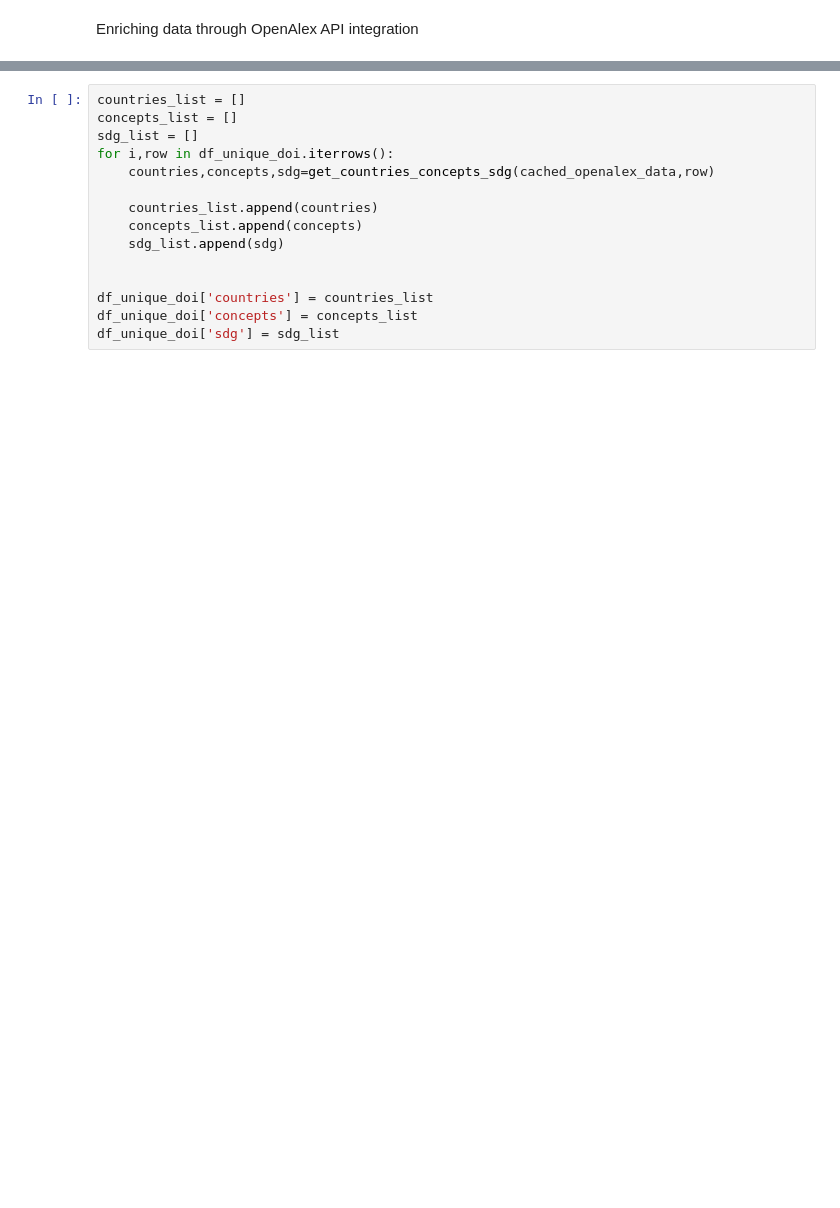
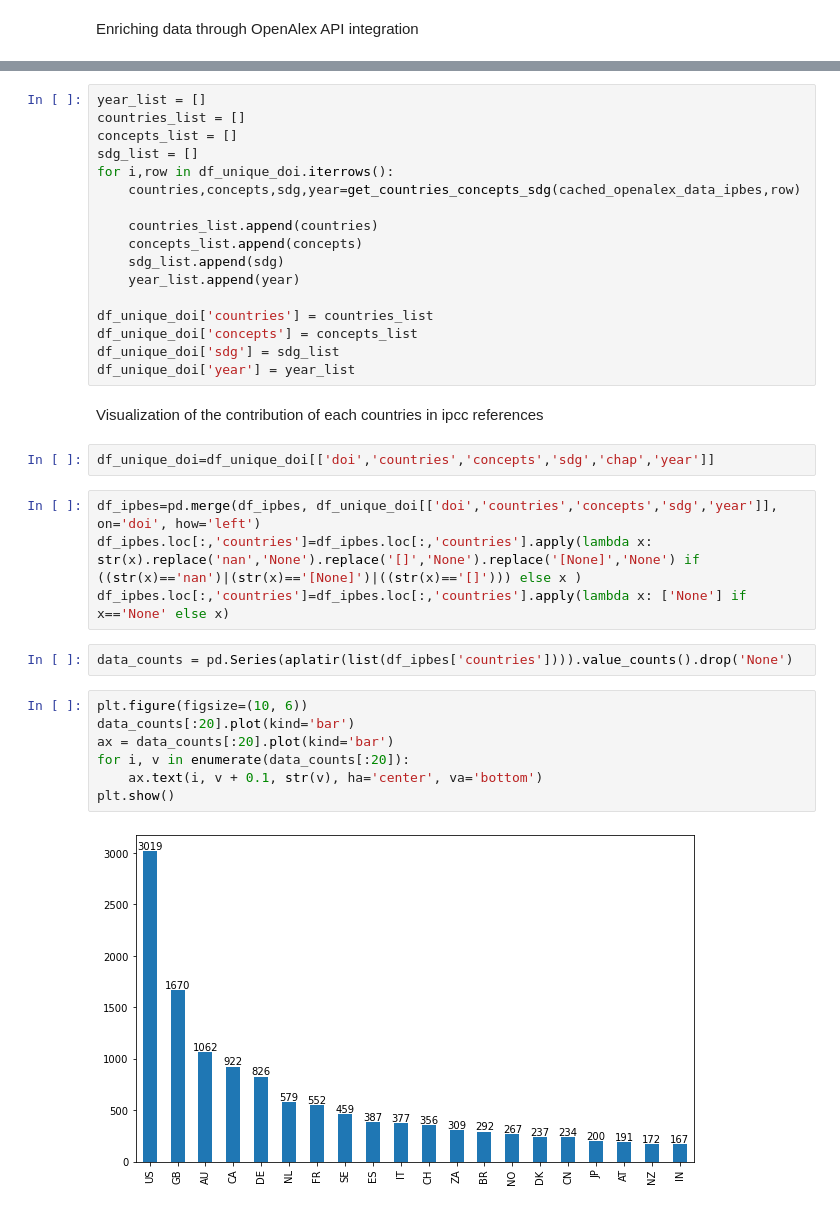
Before and after one commit to dataesr/teds, a Jupyter notebook: notebooks/IPBES.ipynb, the cells around one changed output, grey strips where cells are left out. Cells and saved outputs as stored; diff of their text form; blank space fills up the shorter version.

```diff
--- a/notebooks/IPBES.ipynb
+++ b/notebooks/IPBES.ipynb
@@ -83,15 +87,36 @@ write_cache(cached_openalex_data_ipbes,module_path+'\\IPCC_bibliography\\AR6\\st
 # %%
+year_list = []
 countries_list = []
 concepts_list = []
 sdg_list = []
 for i,row in df_unique_doi.iterrows():
-    countries,concepts,sdg=get_countries_concepts_sdg(cached_openalex_data,row)
+    countries,concepts,sdg,year=get_countries_concepts_sdg(cached_openalex_data_ipbes,row)
 
     countries_list.append(countries)
     concepts_list.append(concepts)
     sdg_list.append(sdg)
-
+    year_list.append(year)
 
 df_unique_doi['countries'] = countries_list
 df_unique_doi['concepts'] = concepts_list
 df_unique_doi['sdg'] = sdg_list
+df_unique_doi['year'] = year_list
+# %% [markdown]
+Visualization of the contribution of each countries in ipcc references
+# %%
+df_unique_doi=df_unique_doi[['doi','countries','concepts','sdg','chap','year']]
+# %%
+df_ipbes=pd.merge(df_ipbes, df_unique_doi[['doi','countries','concepts','sdg','year']], on='doi', how='left')
+df_ipbes.loc[:,'countries']=df_ipbes.loc[:,'countries'].apply(lambda x: str(x).replace('nan','None').replace('[]','None').replace('[None]','None') if ((str(x)=='nan')|(str(x)=='[None]')|((str(x)=='[]'))) else x )
+df_ipbes.loc[:,'countries']=df_ipbes.loc[:,'countries'].apply(lambda x: ['None'] if x=='None' else x)
+# %%
+data_counts = pd.Series(aplatir(list(df_ipbes['countries']))).value_counts().drop('None')
+# %%
+plt.figure(figsize=(10, 6))
+data_counts[:20].plot(kind='bar')
+ax = data_counts[:20].plot(kind='bar')
+for i, v in enumerate(data_counts[:20]):
+    ax.text(i, v + 0.1, str(v), ha='center', va='bottom')
+plt.show()
+# %% [output]
+[figure, added]
```
Also changed, not shown: parts of 15 cells of this notebook, 3 other files.
